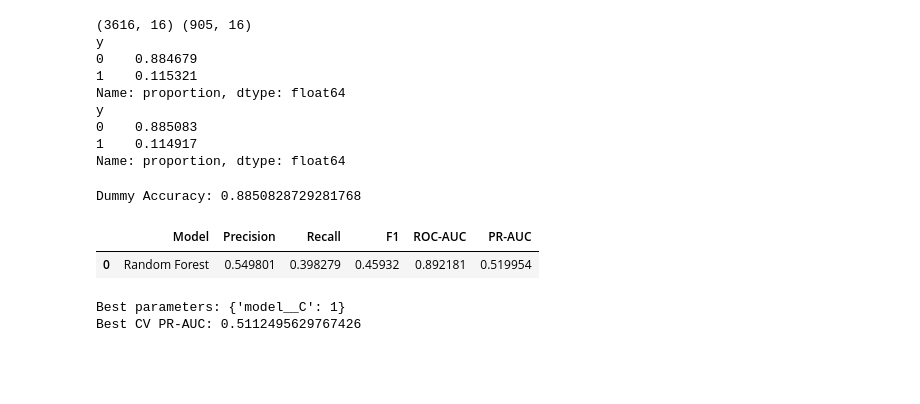
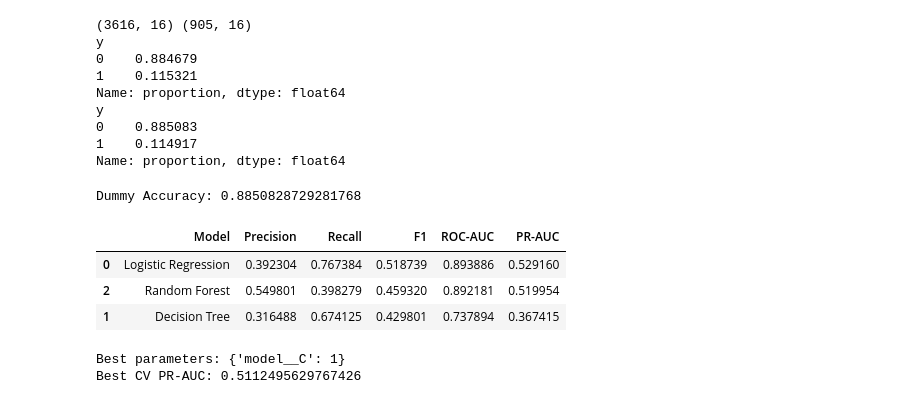
Before and after one commit to bitfuzion/machine_learning_projects, a Jupyter notebook: Bank_Marketing_Analysis_and_Modeling.ipynb, the cells around one changed output. Cells and saved outputs as stored; diff of their text form; code cells hidden in the pictures; blank space fills up the shorter version.

Commit message:
Kaggle Notebook | Bank Marketing Analysis ad Modeling | Version 4

```diff
--- a/Bank_Marketing_Analysis_and_Modeling.ipynb
+++ b/Bank_Marketing_Analysis_and_Modeling.ipynb
@@ -225,56 +218,65 @@ comparison_models={
     "Decision Tree": DecisionTreeClassifier(
         max_depth=8,
         class_weight="balanced",
         random_state=42
     ),
     "Random Forest":RandomForestClassifier(
         n_estimators=200,
         max_depth=12,
         class_weight="balanced",
         random_state=42,
         n_jobs=-1
     )
 }
 
 scoring = {
     "precision":"precision",
     "recall":"recall",
     "f1":"f1",
     "roc_auc":"roc_auc",
     "pr_auc":"average_precision"
 }
 
-cv_results=[]
 
-for name,classifier in comparison_models.items():
-    pipeline=Pipeline([
+cv_results = []
+
+for name, classifier in comparison_models.items():
+
+    pipeline = Pipeline([
         ("preprocessor", preprocessor),
         ("model", classifier)
     ])
 
-scores=cross_validate(
-    pipeline,
-    X_train,
-    y_train,
-    cv=cv,
-    scoring=scoring,
-    n_jobs=-1
+    scores = cross_validate(
+        pipeline,
+        X_train,
+        y_train,
+        cv=cv,
+        scoring=scoring,
+        n_jobs=-1
+    )
+
+    cv_results.append({
+        "Model": name,
+        "Precision": scores["test_precision"].mean(),
+        "Recall": scores["test_recall"].mean(),
+        "F1": scores["test_f1"].mean(),
+        "ROC-AUC": scores["test_roc_auc"].mean(),
+        "PR-AUC": scores["test_pr_auc"].mean()
+    })
+
+cv_results_df = pd.DataFrame(cv_results)
+from IPython.display import display
+display(
+    cv_results_df.sort_values(
+        "PR-AUC", ascending=False
+    )
 )
-
-cv_results.append({
-    "Model":name,
-    "Precision":scores["test_precision"].mean(),
-    "Recall":scores["test_recall"].mean(),
-    "F1":scores["test_f1"].mean(),
-    "ROC-AUC":scores["test_roc_auc"].mean(),
-    "PR-AUC":scores["test_pr_auc"].mean()
-})
-
-cv_results_df=pd.DataFrame(cv_results)
-display(cv_results_df.sort_values("PR-AUC",ascending=False))
 # %% [output]
 |  | Model | Precision | Recall | F1 | ROC-AUC | PR-AUC |
-| 0 | Random Forest | 0.549801 | 0.398279 | 0.45932 | 0.892181 | 0.519954 |
+| 0 | Logistic Regression | 0.392304 | 0.767384 | 0.518739 | 0.893886 | 0.529160 |
+| 2 | Random Forest | 0.549801 | 0.398279 | 0.459320 | 0.892181 | 0.519954 |
+| 1 | Decision Tree | 0.316488 | 0.674125 | 0.429801 | 0.737894 | 0.367415 |
 # %%
 X_fit, X_val, y_fit, y_val=train_test_split(
     X_train,
```
Also changed, not shown: parts of 5 cells of this notebook.
